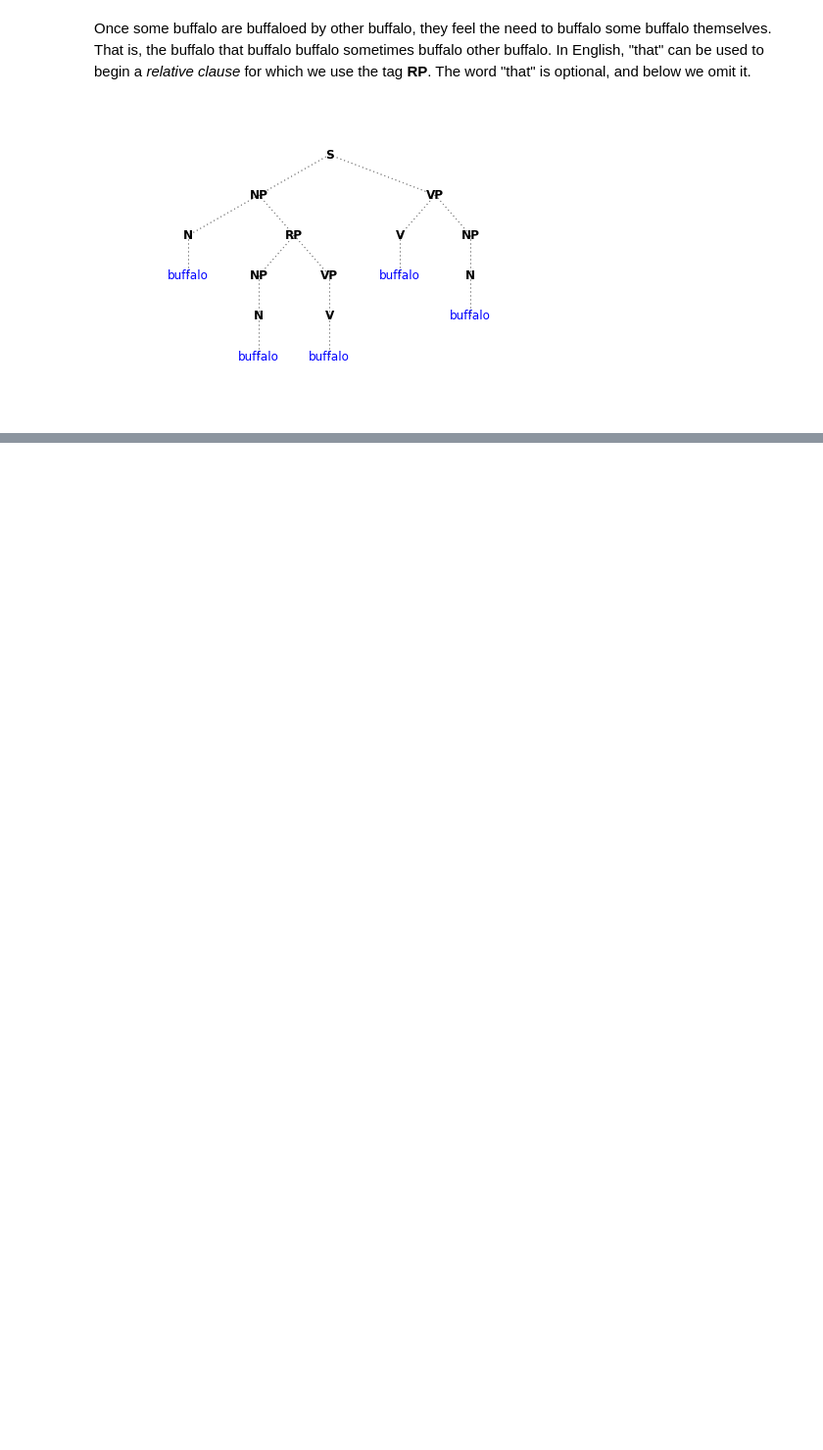
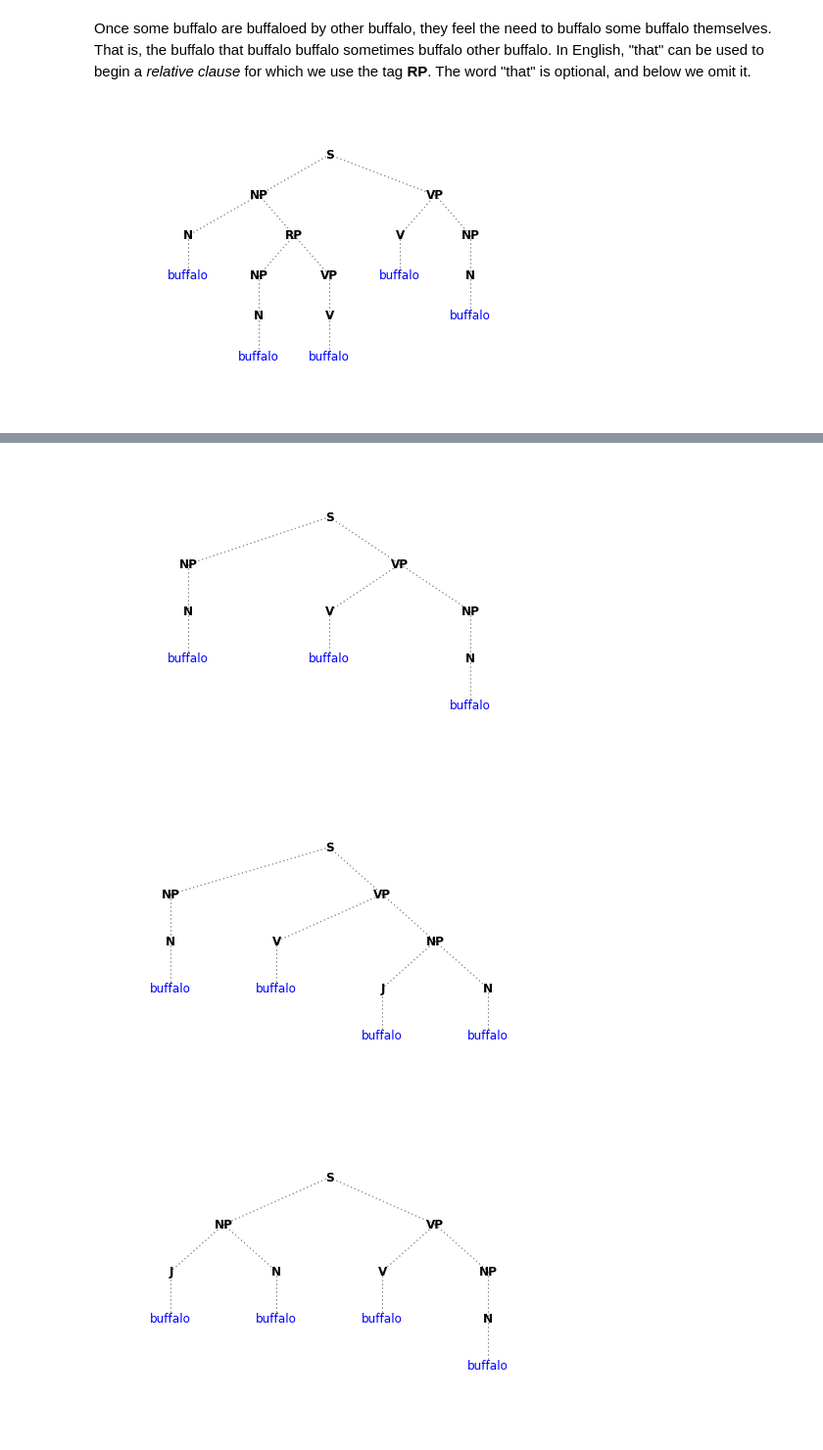
Before and after one commit to papajohn/john-denero, a Jupyter notebook: content/blog/parsing.ipynb, the cells around one changed output, grey strips where cells are left out. Shown at 98% size. Saved outputs shown, nothing was run; the diff lists cells and outputs as text; code cells hidden in the pictures; blank space fills up the shorter version.

```diff
--- a/content/blog/parsing.ipynb
+++ b/content/blog/parsing.ipynb
@@ -102,0 +117,11 @@ draw_tree(s)
+# %%
+lexicon = {
+    Leaf('N', 'buffalo'), # mammals
+    Leaf('V', 'buffalo'), # intimidate
+    }
+
+grammar = {
+    'S':  [['NP', 'VP']],
+    'NP': [['N']],
+    'VP': [['V', 'NP']],
+    }
@@ -102,0 +130,21 @@ draw_tree(s)
+# %%
+def expand(tag):
+    """Yield all trees rooted by tag."""
+    for leaf in lexicon:
+        if leaf.tag == tag:
+            yield leaf
+    if tag in grammar:
+        for tags in grammar[tag]:
+            for branches in expand_all(tags):
+                yield Tree(tag, branches)
+
+def expand_all(tags):
+    """Yield all sequences of branches for a sequence of tags."""
+    if len(tags) == 1:
+        for branch in expand(tags[0]):
+            yield [branch]
+    else:
+        first, rest = tags[0], tags[1:]
+        for first_branch in expand(first):
+            for rest_branches in expand_all(rest):
+                yield [first_branch] + rest_branches
@@ -102,0 +155,6 @@ draw_tree(s)
+# %%
+def draw_trees(ts):
+    for i, t in enumerate(ts):
+        figure(i)
+        draw_tree(t)
+draw_trees(expand('S'))
@@ -102,0 +171,8 @@ draw_tree(s)
+# %%
+lexicon.add(Leaf('J', 'buffalo')) # from New York
+grammar['NP'].append(['J', 'N'])
+draw_trees(expand('S'))
+# %% [output]
+[figure, added]
+[figure, added]
+[figure, added]
```
Also changed, not shown: parts of 15 cells of this notebook, 2 other files.
